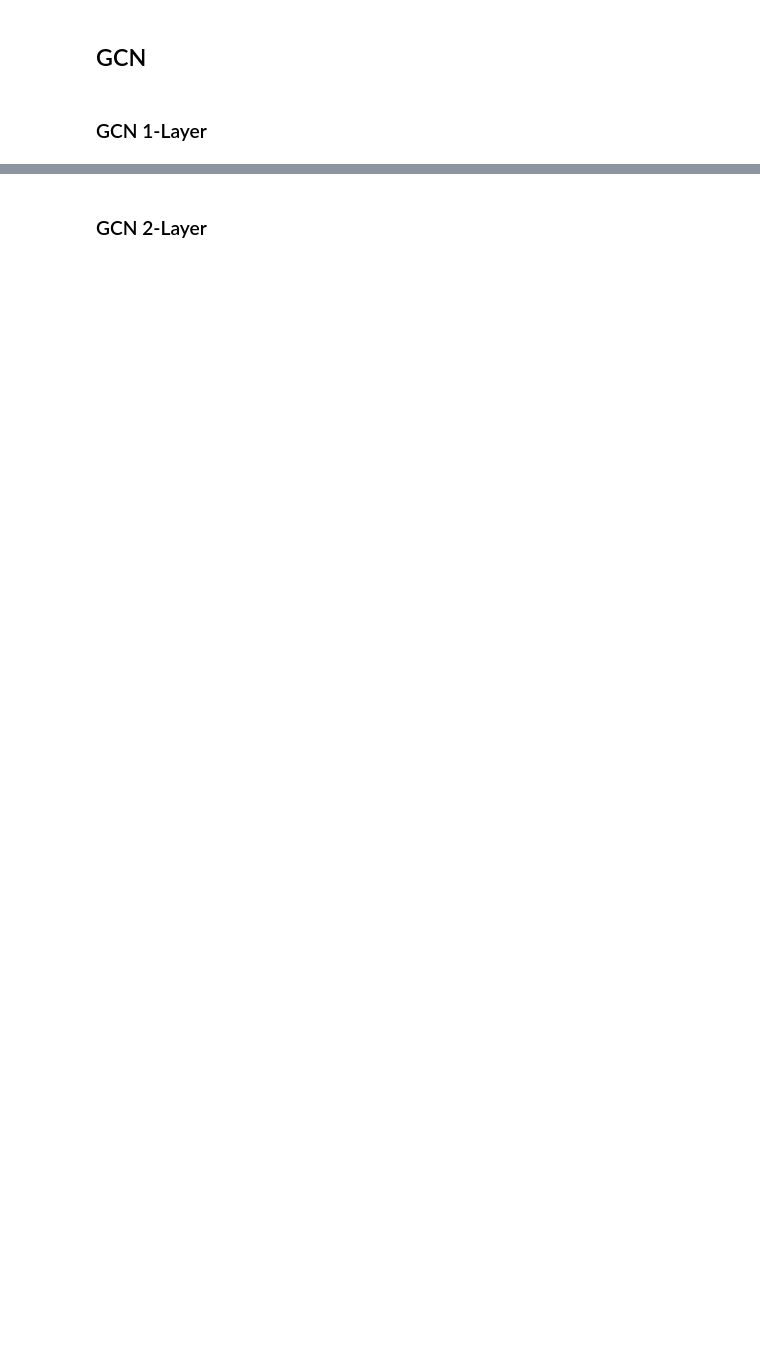
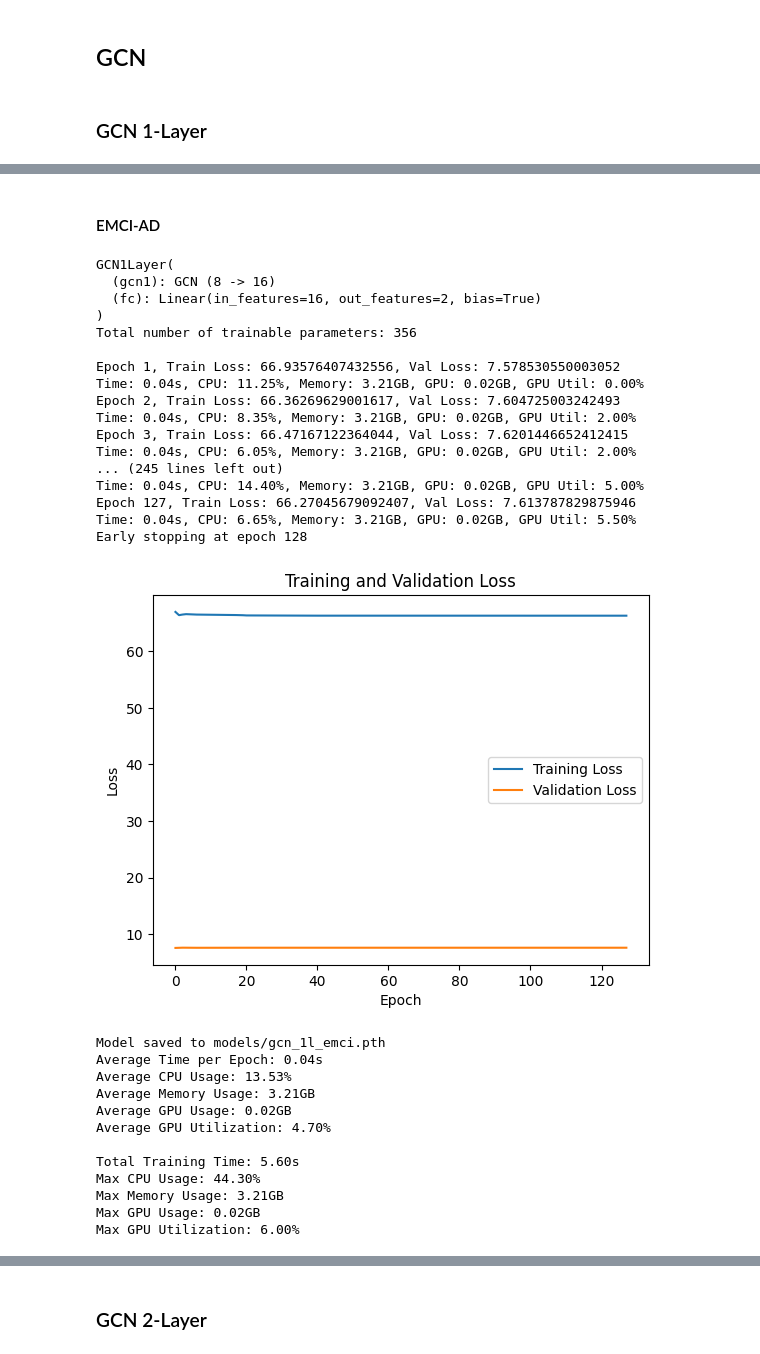
Before and after one commit to GitaAyu06/reservoir-gnn, a Jupyter notebook: reservoir-gcn_graph_classifications.ipynb, the cells around one changed output, grey strips where cells are left out. Saved outputs shown, nothing was run; the diff lists cells and outputs as text; code cells hidden in the pictures; blank space fills up the shorter version.

```diff
--- a/reservoir-gcn_graph_classifications.ipynb
+++ b/reservoir-gcn_graph_classifications.ipynb
@@ -70,2 +170,22 @@ Num Features = 7, Num Classes = 2
 # %% [markdown]
 ### EMCI-AD Dataset
+# %%
+emci = np.load(dataset_path + 'emci-ad_adj.npy')
+emci_cleaned = data_cleansing(emci)
+emci_cleaned = check_and_drop_invalid_graphs(emci_cleaned)
+emci_features = np.load(dataset_path + 'emci-ad_laplacian_features.npy')
+emci_pyg_data_list = convert_to_pyg_data(emci_cleaned, emci_features)
+print(emci_pyg_data_list[0])
+
+emci_num_features = emci_pyg_data_list[0].x.shape[1]
+all_labels = torch.cat([data.y for data in emci_pyg_data_list])
+emci_num_classes = torch.unique(all_labels).numel()
+print(f'Num Features = {emci_num_features}, Num Classes = {emci_num_classes}')
+
+batch_size = 10
+set_seed(42)
+emci_train_val_data, emci_test_data = train_test_split(emci_pyg_data_list, test_size=0.2, random_state=42)
+emci_train_data, emci_val_data= train_test_split(emci_train_val_data, test_size=0.1, random_state=42)
+emci_train_loader = DataLoader(emci_train_data, batch_size=batch_size, shuffle=True)
+emci_val_loader = DataLoader(emci_val_data, batch_size=batch_size, shuffle=False)
+emci_test_loader = DataLoader(emci_test_data, batch_size=batch_size, shuffle=False)
@@ -817,0 +1053,40 @@ Average Specificity: 0.7500
+# %% [markdown]
+#### EMCI-AD
+# %%
+set_seed(42)
+gcn1_emci = GCN1Layer(emci_num_features, 2*emci_num_features, emci_num_classes)
+print(gcn1_emci)
+print(f"Total number of trainable parameters: {(gcn1_emci.count_parameters())*2}\n")
+single_train(gcn1_emci, emci_train_loader, emci_val_loader,
+            lr=0.01, num_epochs=500, step_size=20, patience=20, save_path='models/gcn_1l_emci.pth')
+# %% [output]
+GCN1Layer(
+  (gcn1): GCN (8 -> 16)
+  (fc): Linear(in_features=16, out_features=2, bias=True)
+)
+Total number of trainable parameters: 356
+
+Epoch 1, Train Loss: 66.93576407432556, Val Loss: 7.578530550003052
+Time: 0.04s, CPU: 11.25%, Memory: 3.21GB, GPU: 0.02GB, GPU Util: 0.00%
+Epoch 2, Train Loss: 66.36269629001617, Val Loss: 7.604725003242493
+Time: 0.04s, CPU: 8.35%, Memory: 3.21GB, GPU: 0.02GB, GPU Util: 2.00%
+Epoch 3, Train Loss: 66.47167122364044, Val Loss: 7.6201446652412415
+Time: 0.04s, CPU: 6.05%, Memory: 3.21GB, GPU: 0.02GB, GPU Util: 2.00%
+... (245 lines left out)
+Time: 0.04s, CPU: 14.40%, Memory: 3.21GB, GPU: 0.02GB, GPU Util: 5.00%
+Epoch 127, Train Loss: 66.27045679092407, Val Loss: 7.613787829875946
+Time: 0.04s, CPU: 6.65%, Memory: 3.21GB, GPU: 0.02GB, GPU Util: 5.50%
+Early stopping at epoch 128
+[figure, added]
+Model saved to models/gcn_1l_emci.pth
+Average Time per Epoch: 0.04s
+Average CPU Usage: 13.53%
+Average Memory Usage: 3.21GB
+Average GPU Usage: 0.02GB
+Average GPU Utilization: 4.70%
+
+Total Training Time: 5.60s
+Max CPU Usage: 44.30%
+Max Memory Usage: 3.21GB
+Max GPU Usage: 0.02GB
+Max GPU Utilization: 6.00%
```
Also changed, not shown: parts of 60 cells of this notebook, 25 other files.
